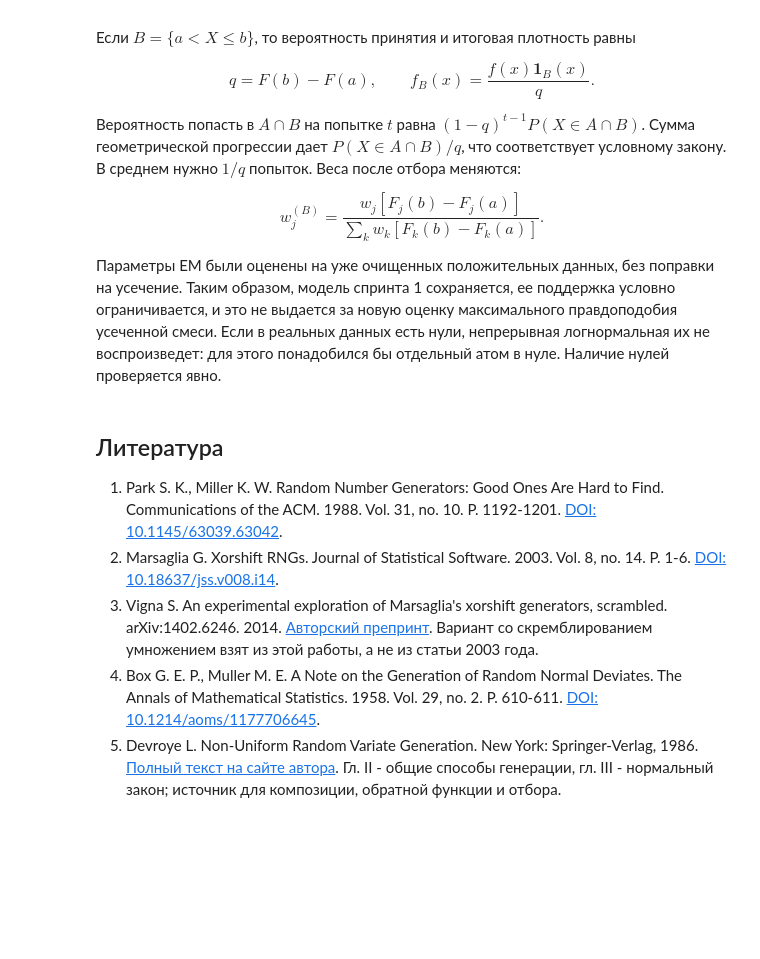
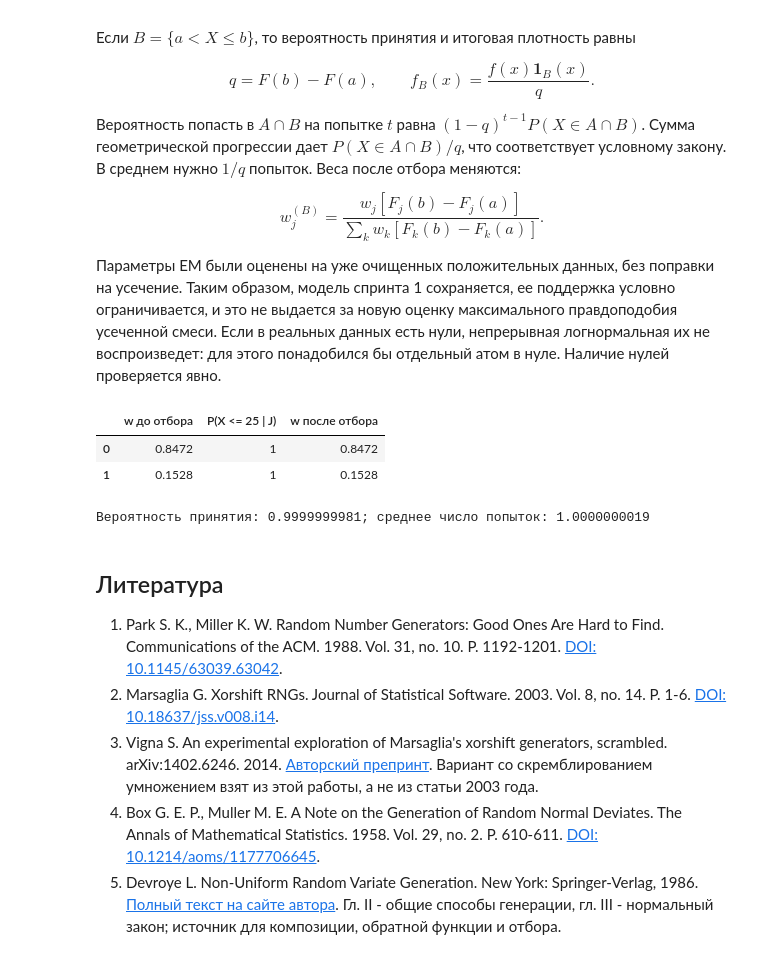
Before and after one commit to zenaseraga-star/stat_lab1, a Jupyter notebook: Lab01.ipynb, the cells around one changed output. Cells and saved outputs as stored; diff of their text form; code cells hidden in the pictures; blank space fills up the shorter version.

```diff
--- a/Lab01.ipynb
+++ b/Lab01.ipynb
@@ -1023,6 +1023,17 @@ $$w_j^{(B)}=\frac{w_j[F_j(b)-F_j(a)]}{\sum_k w_k[F_k(b)-F_k(a)]}.$$
 за новую оценку максимального правдоподобия усеченной смеси.
 Если в реальных данных есть нули, непрерывная логнормальная их не воспроизведет:
 для этого понадобился бы отдельный атом в нуле. Наличие нулей проверяется явно.
+# %%
+component_mass = stats.norm.cdf((np.log(25.) - mus) / sigmas)#рассчитаем новые доля типов йогуртов с учетом, что могут выпасть значения брльше 25
+acceptance = np.dot(weights, component_mass)
+display(pd.DataFrame({'w до отбора': weights, 'P(X <= 25 | J)': component_mass,
+                      'w после отбора': weights * component_mass / acceptance}))
+print(f'Вероятность принятия: {acceptance:.10f}; среднее число попыток: {1/acceptance:.10f}')
+# %% [output]
+|  | w до отбора | P(X <= 25 | J) | w после отбора |
+| 0 | 0.8472 | 1 | 0.8472 |
+| 1 | 0.1528 | 1 | 0.1528 |
+Вероятность принятия: 0.9999999981; среднее число попыток: 1.0000000019
 # %% [markdown]
 <a id="s2-literature"></a>
 ## Литература
```
Also changed, not shown: parts of 1 cell of this notebook.
